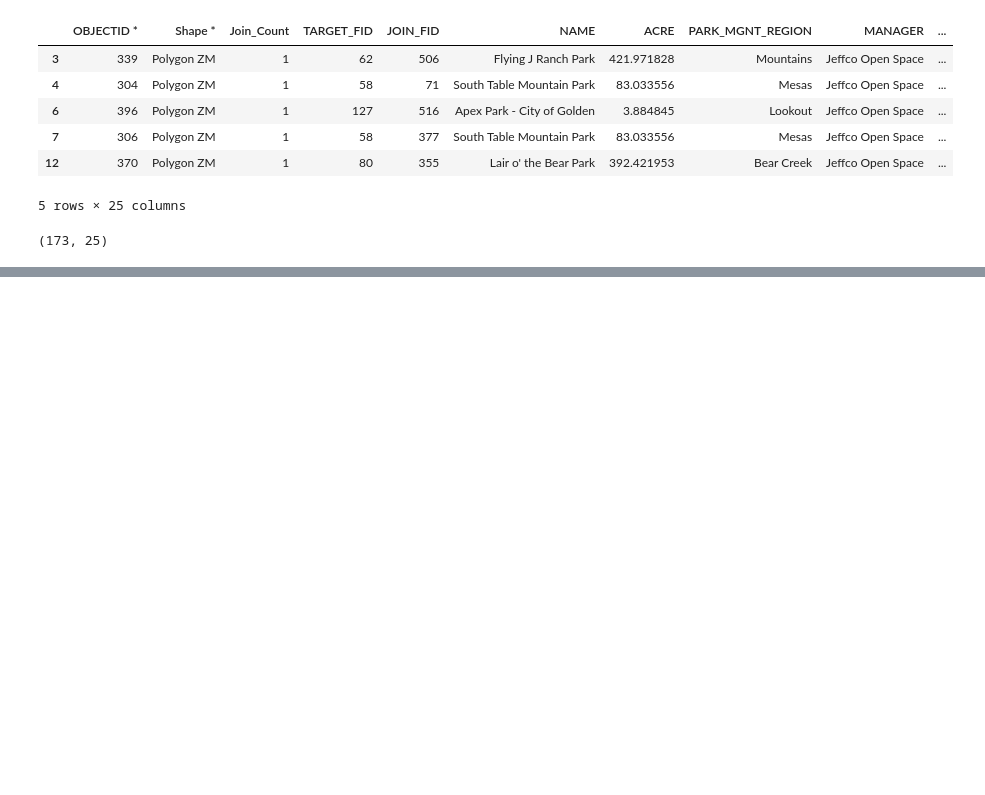
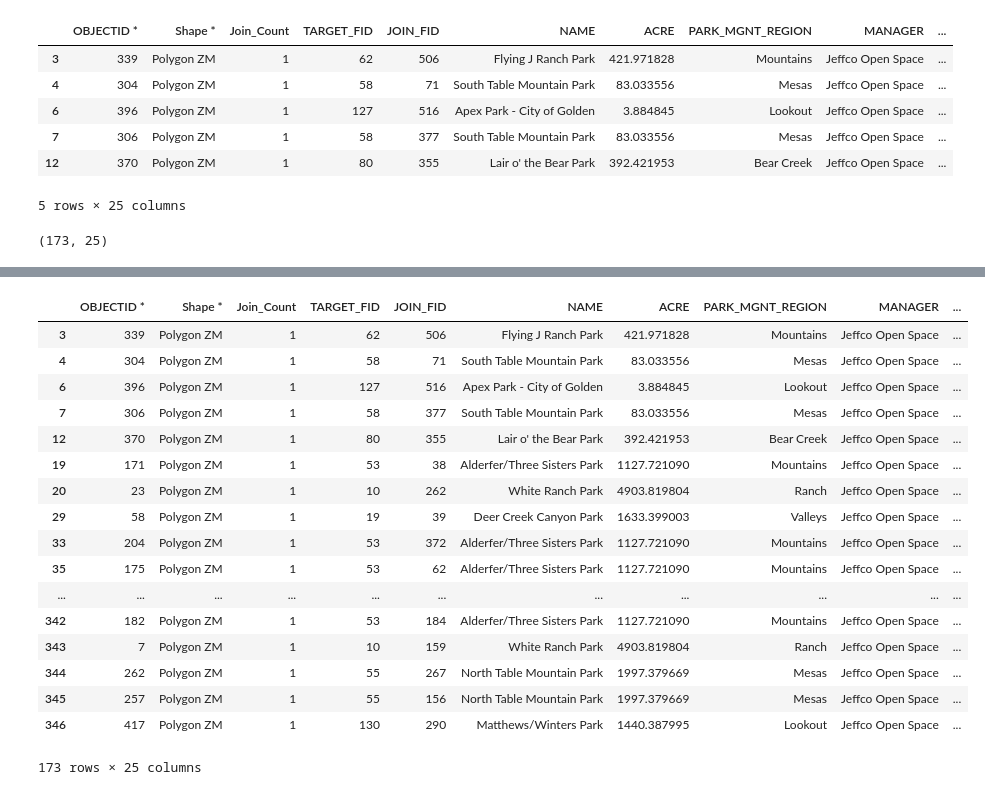
Before and after one commit to dphillips97/jeffco, a Jupyter notebook: parks_trails.ipynb, the cells around one changed output, grey strips where cells are left out. Drawn from its saved outputs; the diff is of its cells as text; code cells hidden in the pictures; blank space fills up the shorter version.

```diff
--- a/parks_trails.ipynb
+++ b/parks_trails.ipynb
@@ -187,3 +185,25 @@ table_to_join
 | Windy Saddle Park | None | Lookout Mountain Trail | None | None |
 # %%
 table_to_join.to_excel('table_to_join.xlsx')
+# %%
+test_df = df.replace(to_replace=['(\s?Trail\sNo\.\s\d{2,3},)'], value=[None], regex=True)
+test_df
+# %% [output]
+|  | OBJECTID * | Shape * | Join_Count | TARGET_FID | JOIN_FID | NAME | ACRE | PARK_MGNT_REGION | MANAGER | ... |
+| 3 | 339 | Polygon ZM | 1 | 62 | 506 | Flying J Ranch Park | 421.971828 | Mountains | Jeffco Open Space | ... |
+| 4 | 304 | Polygon ZM | 1 | 58 | 71 | South Table Mountain Park | 83.033556 | Mesas | Jeffco Open Space | ... |
+| 6 | 396 | Polygon ZM | 1 | 127 | 516 | Apex Park - City of Golden | 3.884845 | Lookout | Jeffco Open Space | ... |
+| 7 | 306 | Polygon ZM | 1 | 58 | 377 | South Table Mountain Park | 83.033556 | Mesas | Jeffco Open Space | ... |
+| 12 | 370 | Polygon ZM | 1 | 80 | 355 | Lair o' the Bear Park | 392.421953 | Bear Creek | Jeffco Open Space | ... |
+| 19 | 171 | Polygon ZM | 1 | 53 | 38 | Alderfer/Three Sisters Park | 1127.721090 | Mountains | Jeffco Open Space | ... |
+| 20 | 23 | Polygon ZM | 1 | 10 | 262 | White Ranch Park | 4903.819804 | Ranch | Jeffco Open Space | ... |
+| 29 | 58 | Polygon ZM | 1 | 19 | 39 | Deer Creek Canyon Park | 1633.399003 | Valleys | Jeffco Open Space | ... |
+| 33 | 204 | Polygon ZM | 1 | 53 | 372 | Alderfer/Three Sisters Park | 1127.721090 | Mountains | Jeffco Open Space | ... |
+| 35 | 175 | Polygon ZM | 1 | 53 | 62 | Alderfer/Three Sisters Park | 1127.721090 | Mountains | Jeffco Open Space | ... |
+| ... | ... | ... | ... | ... | ... | ... | ... | ... | ... | ... |
+| 342 | 182 | Polygon ZM | 1 | 53 | 184 | Alderfer/Three Sisters Park | 1127.721090 | Mountains | Jeffco Open Space | ... |
+| 343 | 7 | Polygon ZM | 1 | 10 | 159 | White Ranch Park | 4903.819804 | Ranch | Jeffco Open Space | ... |
+| 344 | 262 | Polygon ZM | 1 | 55 | 267 | North Table Mountain Park | 1997.379669 | Mesas | Jeffco Open Space | ... |
+| 345 | 257 | Polygon ZM | 1 | 55 | 156 | North Table Mountain Park | 1997.379669 | Mesas | Jeffco Open Space | ... |
+| 346 | 417 | Polygon ZM | 1 | 130 | 290 | Matthews/Winters Park | 1440.387995 | Lookout | Jeffco Open Space | ... |
+173 rows × 25 columns
```
Also changed, not shown: parts of 3 cells of this notebook, 3 other files.
